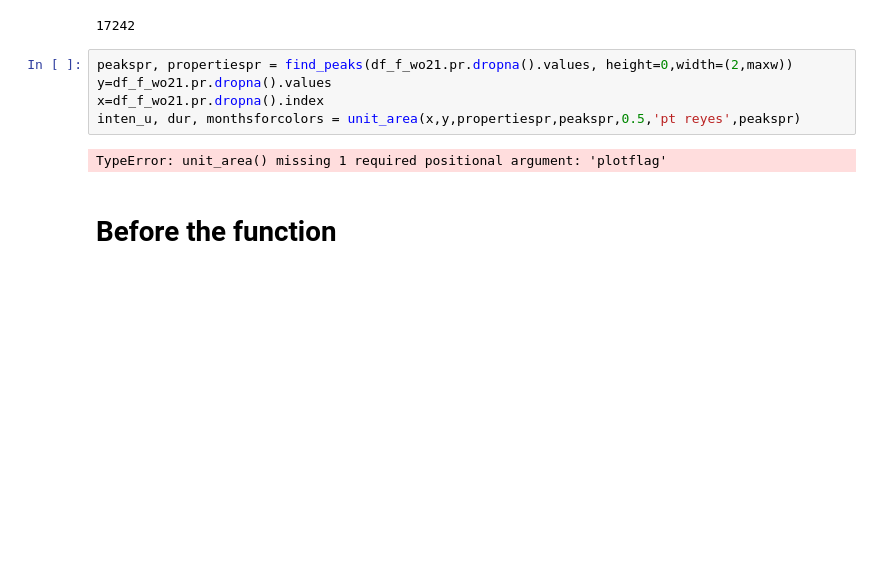
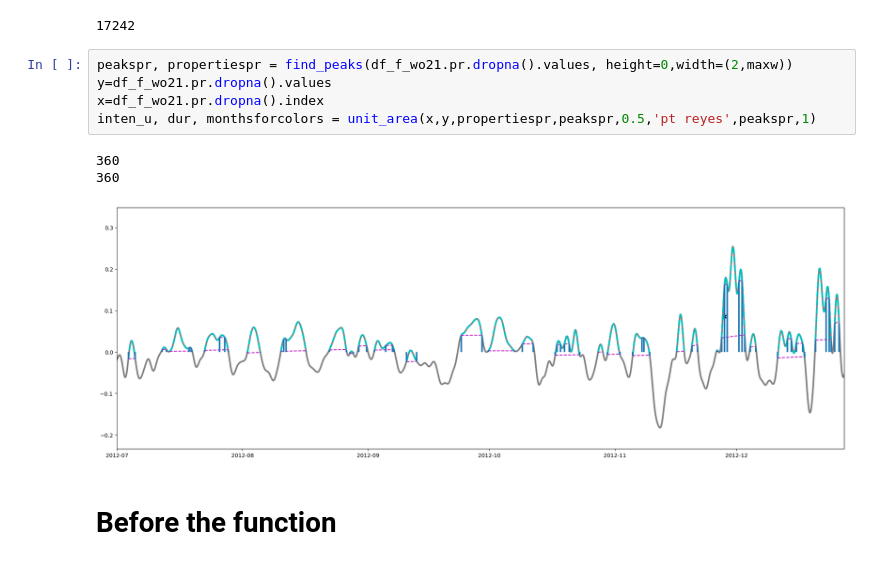
Before and after one commit to jennaisrael/Savio_scratch_back_up, a Jupyter notebook: climate_data_processing/identify_stp/test_peak_finding_do_not_downsample.ipynb, the cells around one changed output. Drawn from its saved outputs; the diff is of its cells as text; blank space fills up the shorter version.

```diff
--- a/climate_data_processing/identify_stp/test_peak_finding_do_not_downsample.ipynb
+++ b/climate_data_processing/identify_stp/test_peak_finding_do_not_downsample.ipynb
@@ -707,10 +720,12 @@ def unit_area(x,y,properties,peaks,dt,labelstr,peaksubset,plotflag):
 # %%
 peakspr, propertiespr = find_peaks(df_f_wo21.pr.dropna().values, height=0,width=(2,maxw))
 y=df_f_wo21.pr.dropna().values
 x=df_f_wo21.pr.dropna().index
-inten_u, dur, monthsforcolors = unit_area(x,y,propertiespr,peakspr,0.5,'pt reyes',peakspr)
+inten_u, dur, monthsforcolors = unit_area(x,y,propertiespr,peakspr,0.5,'pt reyes',peakspr,1)
 # %% [output]
-TypeError: unit_area() missing 1 required positional argument: 'plotflag'
+360
+360
+[figure, added]
 # %% [markdown]
 # Before the function
 # %%
```
Also changed, not shown: parts of 56 cells of this notebook.
